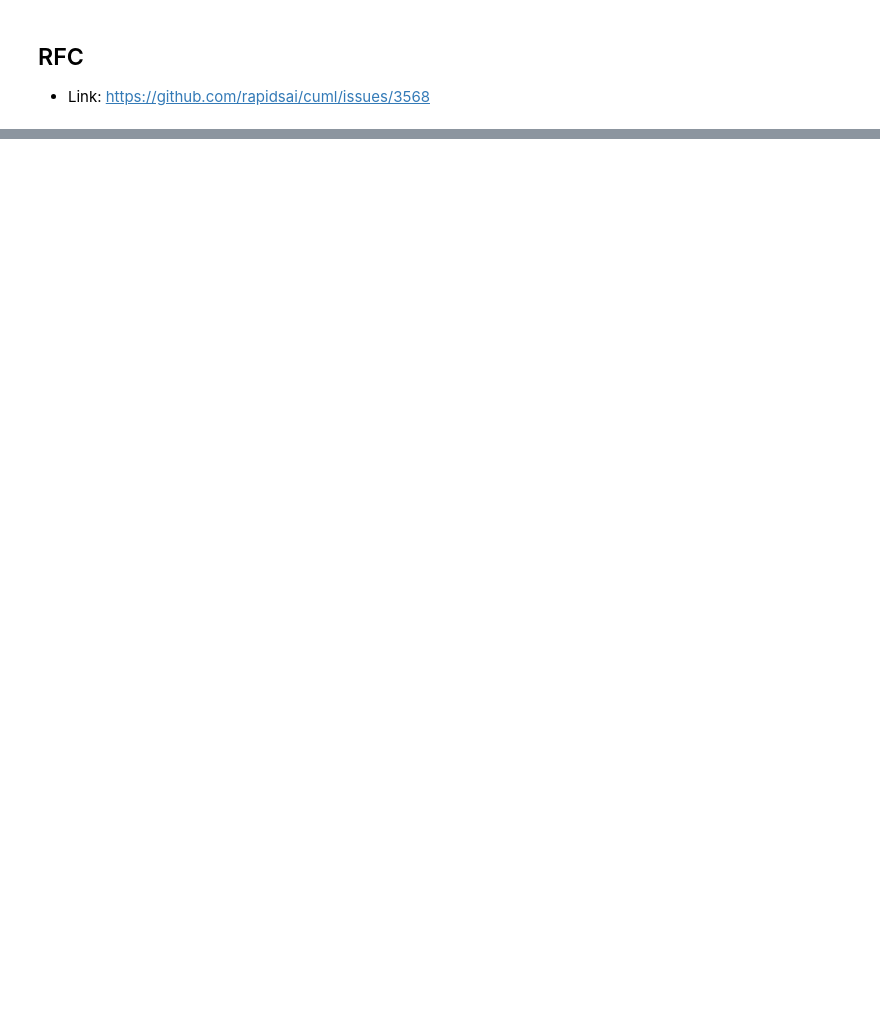
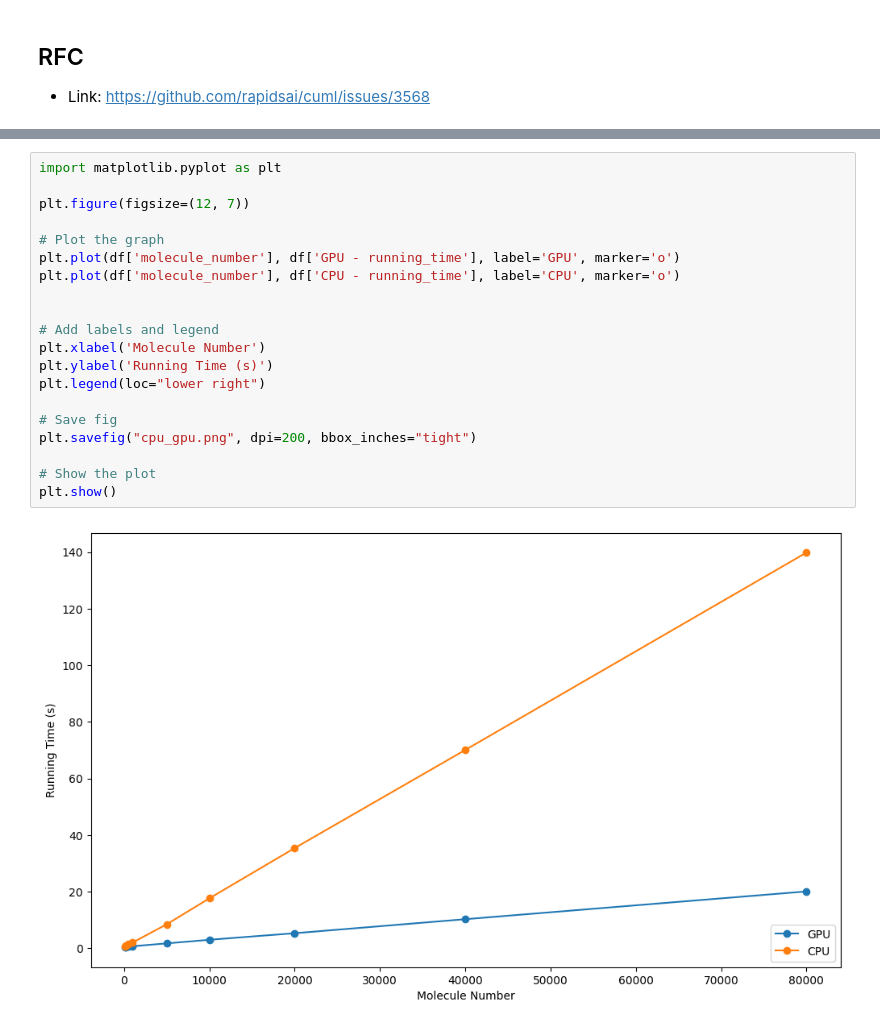
Before and after one commit to ilkersigirci/thesis-work, a Jupyter notebook: notebooks/test.ipynb, the cells around one changed output, grey strips where cells are left out. Cells and saved outputs as stored; diff of their text form; blank space fills up the shorter version.

```diff
--- a/notebooks/test.ipynb
+++ b/notebooks/test.ipynb
@@ -230,0 +425,22 @@ UMAP()
+# %%
+import matplotlib.pyplot as plt
+
+plt.figure(figsize=(12, 7))
+
+# Plot the graph
+plt.plot(df['molecule_number'], df['GPU - running_time'], label='GPU', marker='o')
+plt.plot(df['molecule_number'], df['CPU - running_time'], label='CPU', marker='o')
+
+
+# Add labels and legend
+plt.xlabel('Molecule Number')
+plt.ylabel('Running Time (s)')
+plt.legend(loc="lower right")
+
+# Save fig
+plt.savefig("cpu_gpu.png", dpi=200, bbox_inches="tight")
+
+# Show the plot
+plt.show()
+# %% [output]
+[figure, added]
```
Also changed, not shown: parts of 16 cells of this notebook, 1 other file.
